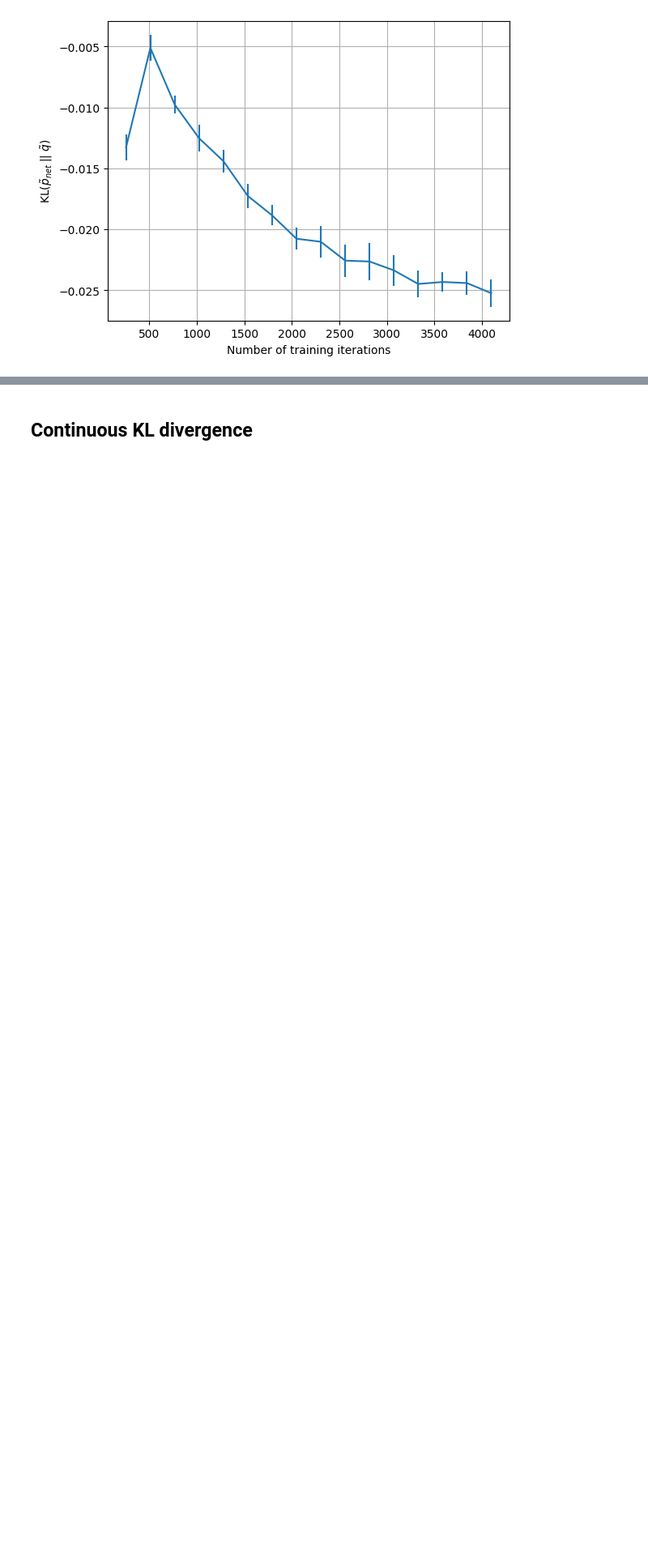
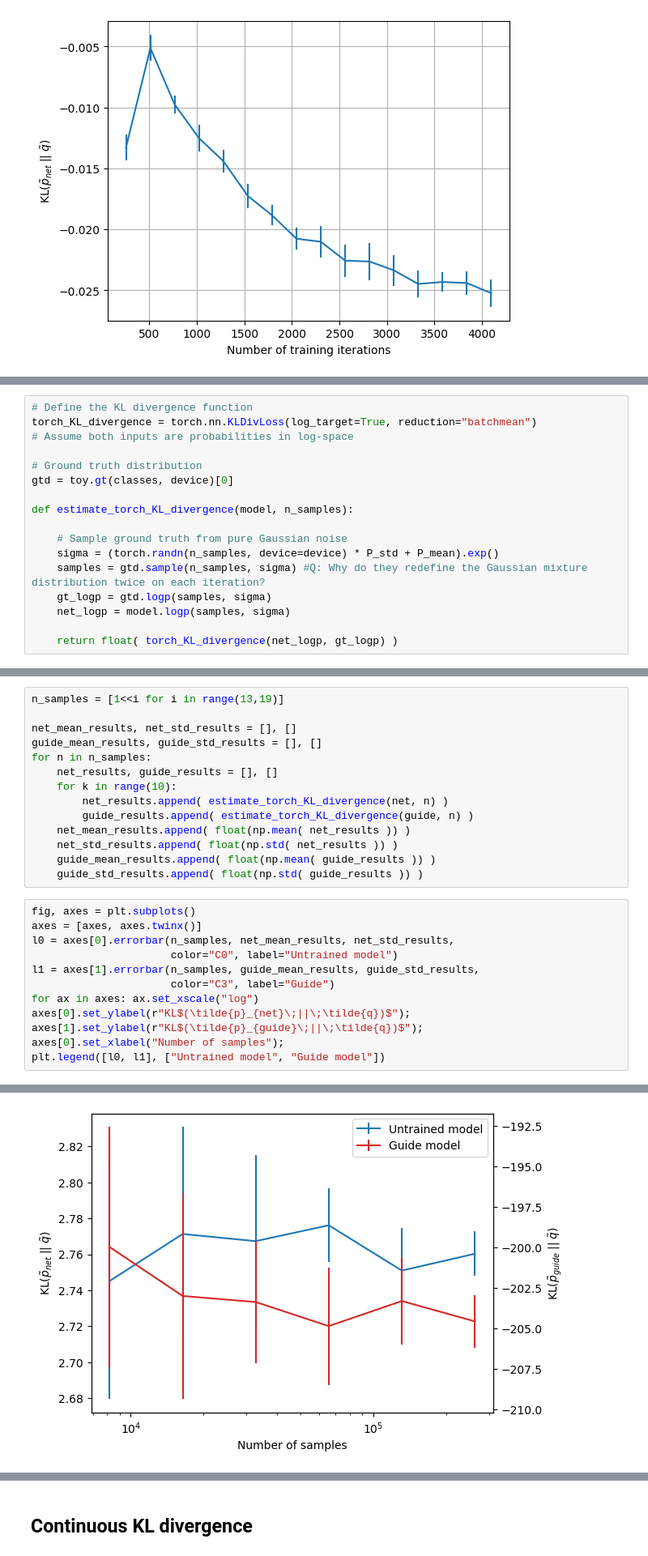
Before and after one commit to 0xInfty/Autoguided, a Jupyter notebook: TestKLDivergence.ipynb, the cells around one changed output, grey strips where cells are left out. Shown at 81% size. Drawn from its saved outputs; the diff is of its cells as text; blank space fills up the shorter version.

```diff
--- a/TestKLDivergence.ipynb
+++ b/TestKLDivergence.ipynb
@@ -247,0 +250,17 @@ plt.grid()
+# %%
+# Define the KL divergence function
+torch_KL_divergence = torch.nn.KLDivLoss(log_target=True, reduction="batchmean")
+# Assume both inputs are probabilities in log-space
+
+# Ground truth distribution
+gtd = toy.gt(classes, device)[0]
+
+def estimate_torch_KL_divergence(model, n_samples):
+
+    # Sample ground truth from pure Gaussian noise
+    sigma = (torch.randn(n_samples, device=device) * P_std + P_mean).exp()
+    samples = gtd.sample(n_samples, sigma) #Q: Why do they redefine the Gaussian mixture distribution twice on each iteration?
+    gt_logp = gtd.logp(samples, sigma)
+    net_logp = model.logp(samples, sigma)
+
+    return float( torch_KL_divergence(net_logp, gt_logp) )
@@ -247,0 +276,27 @@ plt.grid()
+# %%
+n_samples = [1<<i for i in range(13,19)]
+
+net_mean_results, net_std_results = [], []
+guide_mean_results, guide_std_results = [], []
+for n in n_samples:
+    net_results, guide_results = [], []
+    for k in range(10):
+        net_results.append( estimate_torch_KL_divergence(net, n) )
+        guide_results.append( estimate_torch_KL_divergence(guide, n) )
+    net_mean_results.append( float(np.mean( net_results )) )
+    net_std_results.append( float(np.std( net_results )) )
+    guide_mean_results.append( float(np.mean( guide_results )) )
+    guide_std_results.append( float(np.std( guide_results )) )
+# %%
+fig, axes = plt.subplots()
+axes = [axes, axes.twinx()]
+l0 = axes[0].errorbar(n_samples, net_mean_results, net_std_results,
+                      color="C0", label="Untrained model")
+l1 = axes[1].errorbar(n_samples, guide_mean_results, guide_std_results,
+                      color="C3", label="Guide")
+for ax in axes: ax.set_xscale("log")
+axes[0].set_ylabel(r"KL$(\tilde{p}_{net}\;||\;\tilde{q})$");
+axes[1].set_ylabel(r"KL$(\tilde{p}_{guide}\;||\;\tilde{q})$");
+axes[0].set_xlabel("Number of samples");
+plt.legend([l0, l1], ["Untrained model", "Guide model"])
+# %% [output]
@@ -247,0 +304 @@ plt.grid()
+[figure, added]
```
Also changed, not shown: parts of 10 cells of this notebook.
